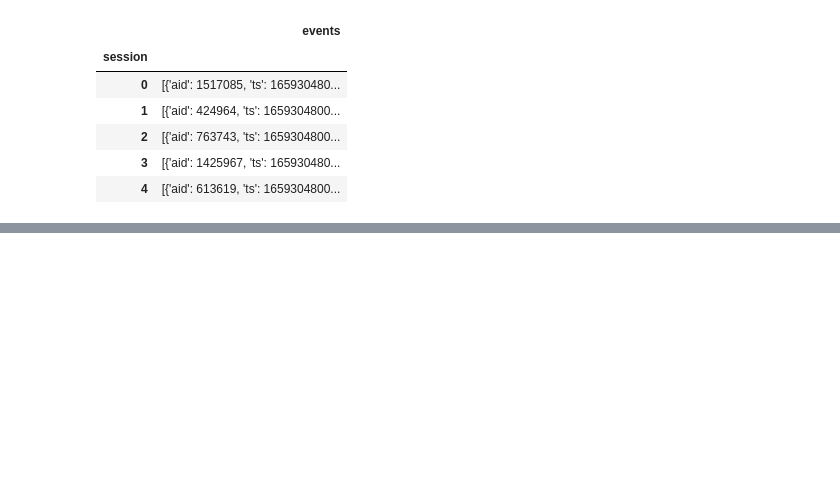
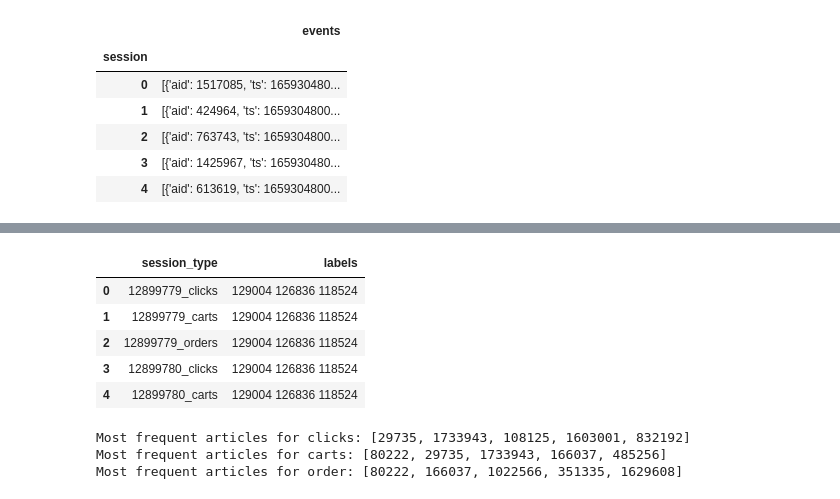
Before and after one commit to zahra-0101/Twitter-Sentiment-Analysis-Stock-Prediction-GAN, a Jupyter notebook: twitter.ipynb, the cells around one changed output, grey strips where cells are left out. Cells and saved outputs as stored; diff of their text form; code cells hidden in the pictures; blank space fills up the shorter version.

```diff
--- a/twitter.ipynb
+++ b/twitter.ipynb
@@ -115,0 +185,10 @@ plt.show()
+# %%
+sample_submission = pd.read_csv(SAMPLE_SUB_PATH)
+sample_submission.head()
+# %% [output]
+|  | session_type | labels |
+| 0 | 12899779_clicks | 129004 126836 118524 |
+| 1 | 12899779_carts | 129004 126836 118524 |
+| 2 | 12899779_orders | 129004 126836 118524 |
+| 3 | 12899780_clicks | 129004 126836 118524 |
+| 4 | 12899780_carts | 129004 126836 118524 |
@@ -115,0 +231,7 @@ plt.show()
+# %%
+for action in ['clicks', 'carts', 'order']:
+    print(f'Most frequent articles for {action}: {frequent_articles[action][:5]}')
+# %% [output]
+Most frequent articles for clicks: [29735, 1733943, 108125, 1603001, 832192]
+Most frequent articles for carts: [80222, 29735, 1733943, 166037, 485256]
+Most frequent articles for order: [80222, 166037, 1022566, 351335, 1629608]
```
Also changed, not shown: parts of 17 cells of this notebook.
